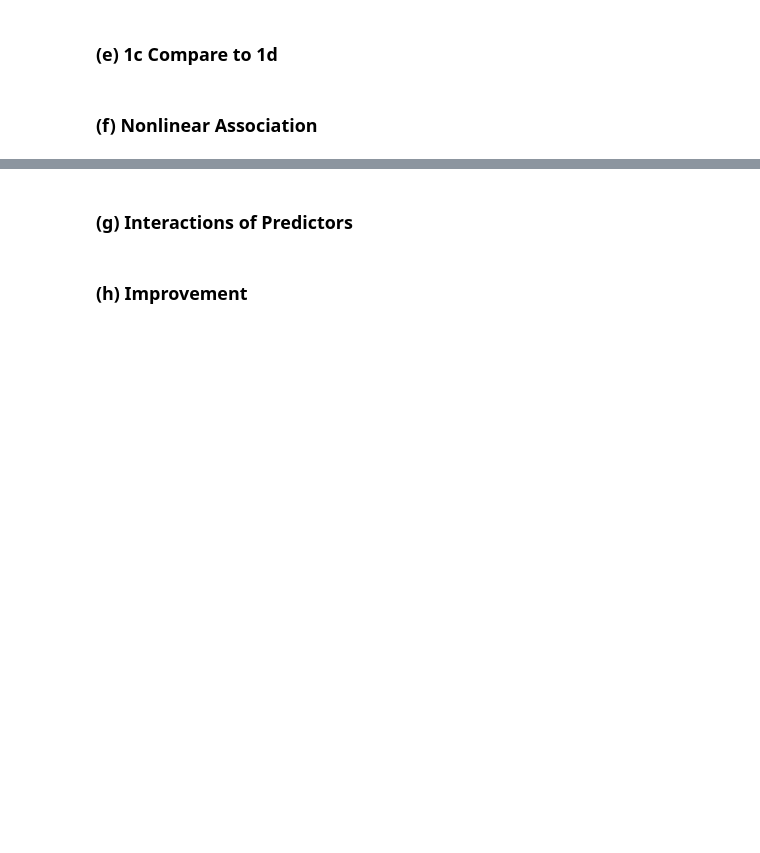
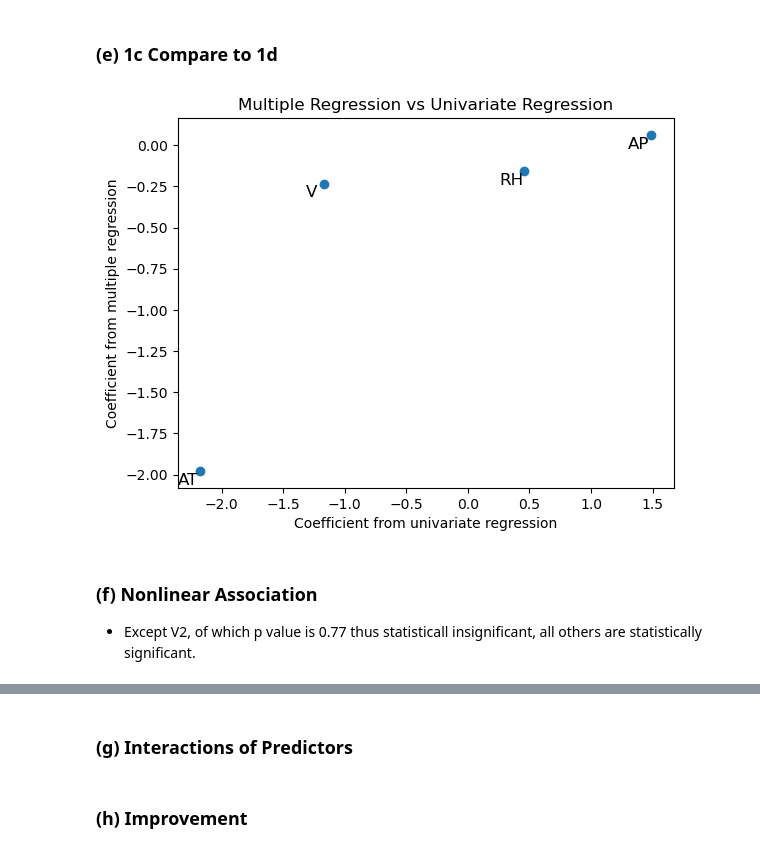
Before and after one commit to raychencssw/Power-Plant-Energy-Output-Prediction, a Jupyter notebook: notebook/Last_First_HW2.ipynb, the cells around one changed output, grey strips where cells are left out. Cells and saved outputs as stored; diff of their text form; code cells hidden in the pictures; blank space fills up the shorter version.

```diff
--- a/notebook/Last_First_HW2.ipynb
+++ b/notebook/Last_First_HW2.ipynb
@@ -214,7 +214,8 @@ for predictor in ccpp_data.columns:
          't-statistic': result['t'].loc[predictor],
          'p-value': result['P>|t|'].loc[predictor]
          })
-pd.DataFrame(summary)
+summary = pd.DataFrame(summary)
+summary
 # %% [output]
 no outliers in term of y
 no outliers in term of x
@@ -273,4 +257,27 @@ strong multicollinearity or other numerical problems.
 # %% [markdown]
 ### (e) 1c Compare to 1d
-# %% [markdown]
-### (f) Nonlinear Association
+# %%
+# print(type(results_multi))
+# print(results_multi['coef'])
+coe_uni =  summary['Coefficient']
+coe_multi = results_multi['coef'][1:]
+
+# print(len(coe_uni))
+# print(len(coe_multi))
+
+plt.scatter(coe_uni,coe_multi)
+
+labels = ['AT', 'V', 'AP', 'RH']
+for i, label in enumerate(labels):
+    plt.text(coe_uni[i] - 0.1, coe_multi[i] - 0.1 , label, fontsize=12, ha='center', va='bottom')
+
+plt.xlabel('Coefficient from univariate regression')
+plt.ylabel('Coefficient from multiple regression')
+plt.title('Multiple Regression vs Univariate Regression')
+
+plt.show()
+# %% [output]
+[figure, added]
+# %% [markdown]
+### (f) Nonlinear Association
+- Except V2, of which p value is 0.77 thus statisticall insignificant, all others are statistically significant.
```
Also changed, not shown: parts of 4 cells of this notebook.
